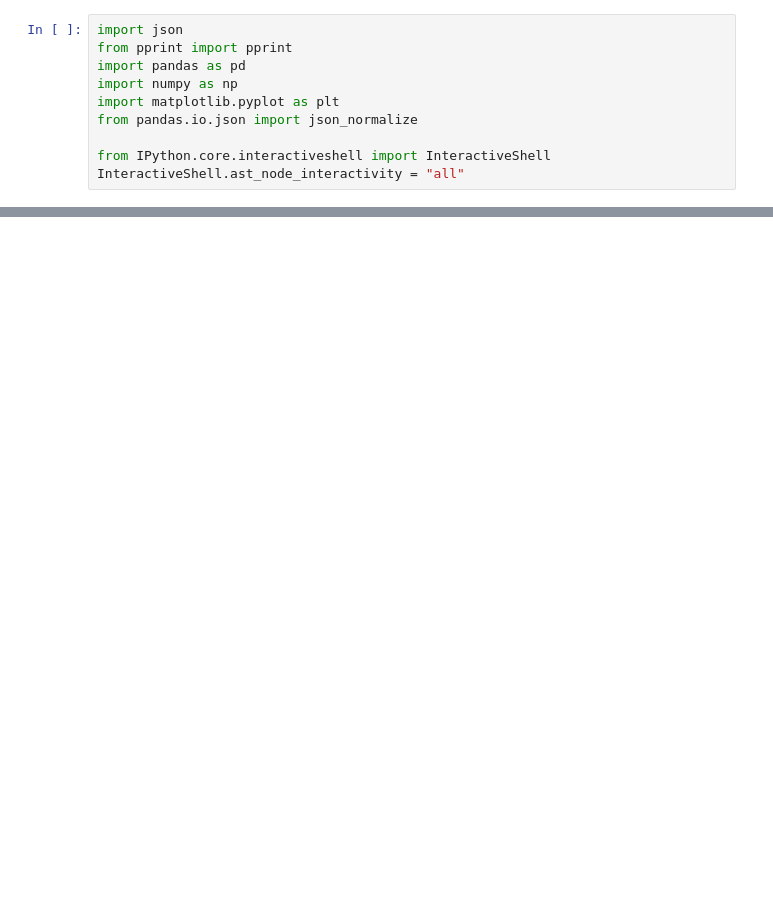
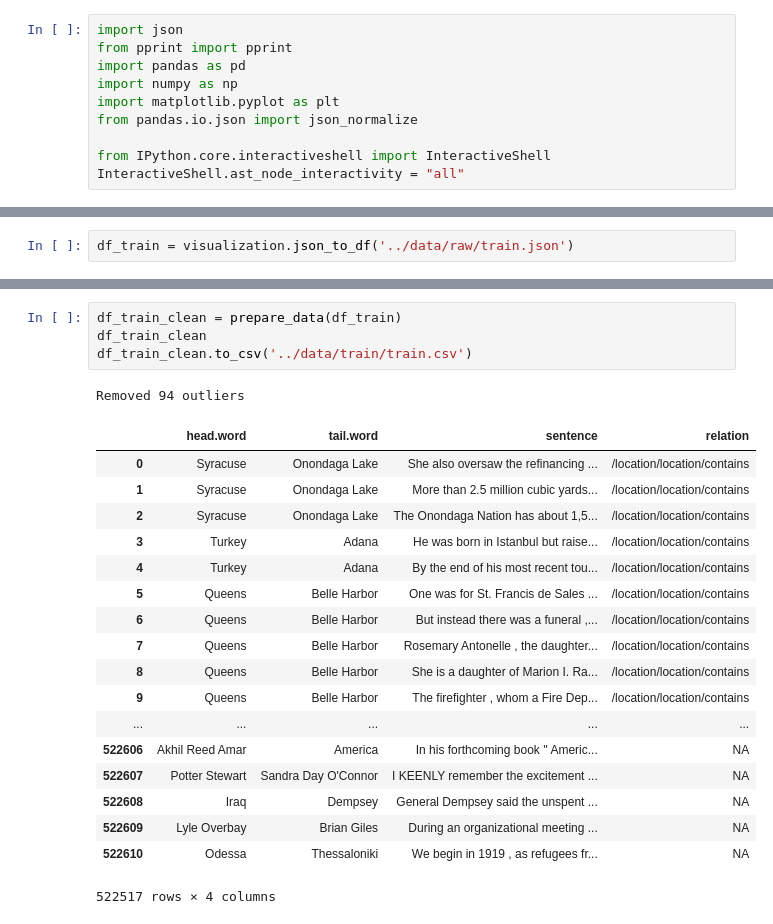
Before and after one commit to antonpetkoff/relation-extraction, a Jupyter notebook: notebooks/data_preparation.ipynb, the cells around one changed output, grey strips where cells are left out. Drawn from its saved outputs; the diff is of its cells as text; blank space fills up the shorter version.

```diff
--- a/notebooks/data_preparation.ipynb
+++ b/notebooks/data_preparation.ipynb
@@ -35,0 +60,2 @@ Name: relation, dtype: object
+# %%
+df_train = visualization.json_to_df('../data/raw/train.json')
@@ -35,0 +105,24 @@ Name: relation, dtype: object
+# %%
+df_train_clean = prepare_data(df_train)
+df_train_clean
+df_train_clean.to_csv('../data/train/train.csv')
+# %% [output]
+Removed 94 outliers
+|  | head.word | tail.word | sentence | relation |
+| 0 | Syracuse | Onondaga Lake | She also oversaw the refinancing ... | /location/location/contains |
+| 1 | Syracuse | Onondaga Lake | More than 2.5 million cubic yards... | /location/location/contains |
+| 2 | Syracuse | Onondaga Lake | The Onondaga Nation has about 1,5... | /location/location/contains |
+| 3 | Turkey | Adana | He was born in Istanbul but raise... | /location/location/contains |
+| 4 | Turkey | Adana | By the end of his most recent tou... | /location/location/contains |
+| 5 | Queens | Belle Harbor | One was for St. Francis de Sales ... | /location/location/contains |
+| 6 | Queens | Belle Harbor | But instead there was a funeral ,... | /location/location/contains |
+| 7 | Queens | Belle Harbor | Rosemary Antonelle , the daughter... | /location/location/contains |
+| 8 | Queens | Belle Harbor | She is a daughter of Marion I. Ra... | /location/location/contains |
+| 9 | Queens | Belle Harbor | The firefighter , whom a Fire Dep... | /location/location/contains |
+| ... | ... | ... | ... | ... |
+| 522606 | Akhil Reed Amar | America | In his forthcoming book '' Americ... | NA |
+| 522607 | Potter Stewart | Sandra Day O'Connor | I KEENLY remember the excitement ... | NA |
+| 522608 | Iraq | Dempsey | General Dempsey said the unspent ... | NA |
+| 522609 | Lyle Overbay | Brian Giles | During an organizational meeting ... | NA |
+| 522610 | Odessa | Thessaloniki | We begin in 1919 , as refugees fr... | NA |
+522517 rows × 4 columns
```
Also changed, not shown: parts of 9 cells of this notebook.
